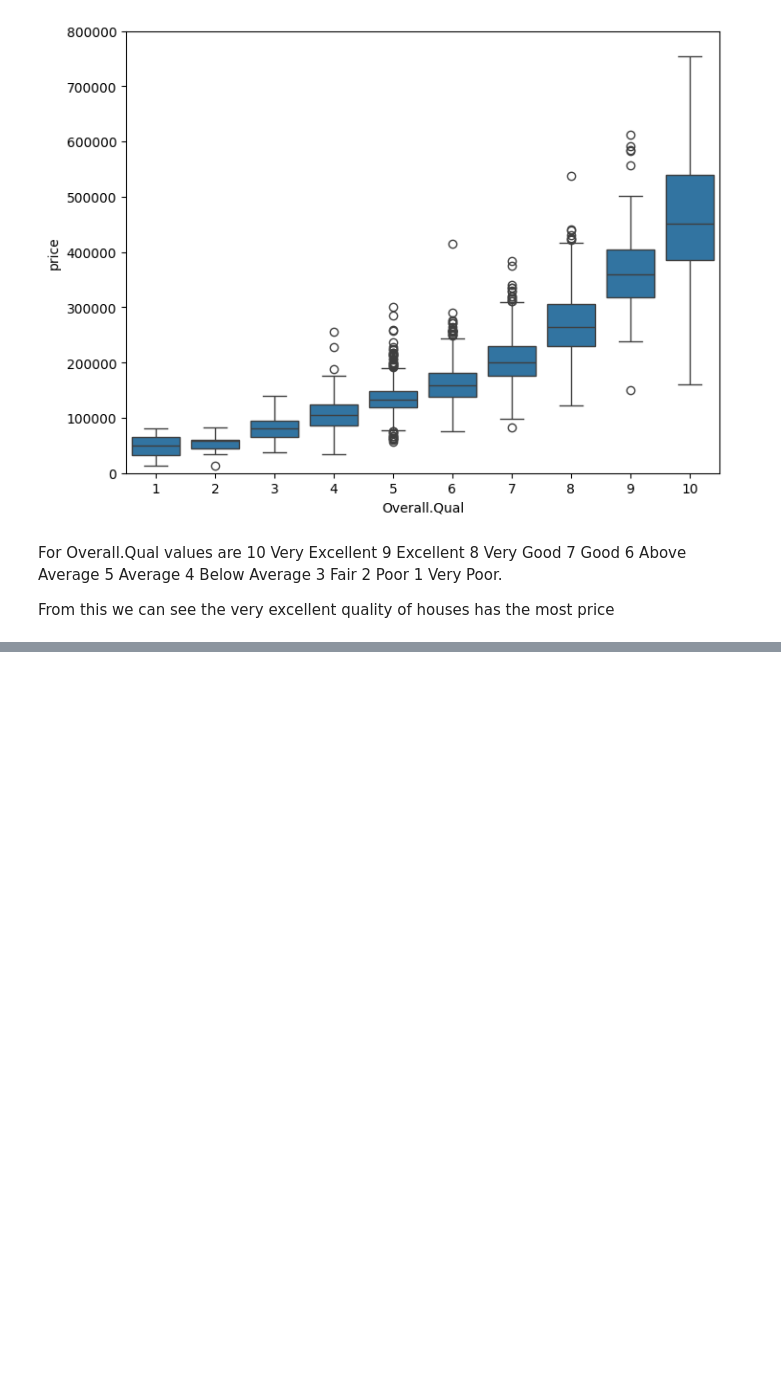
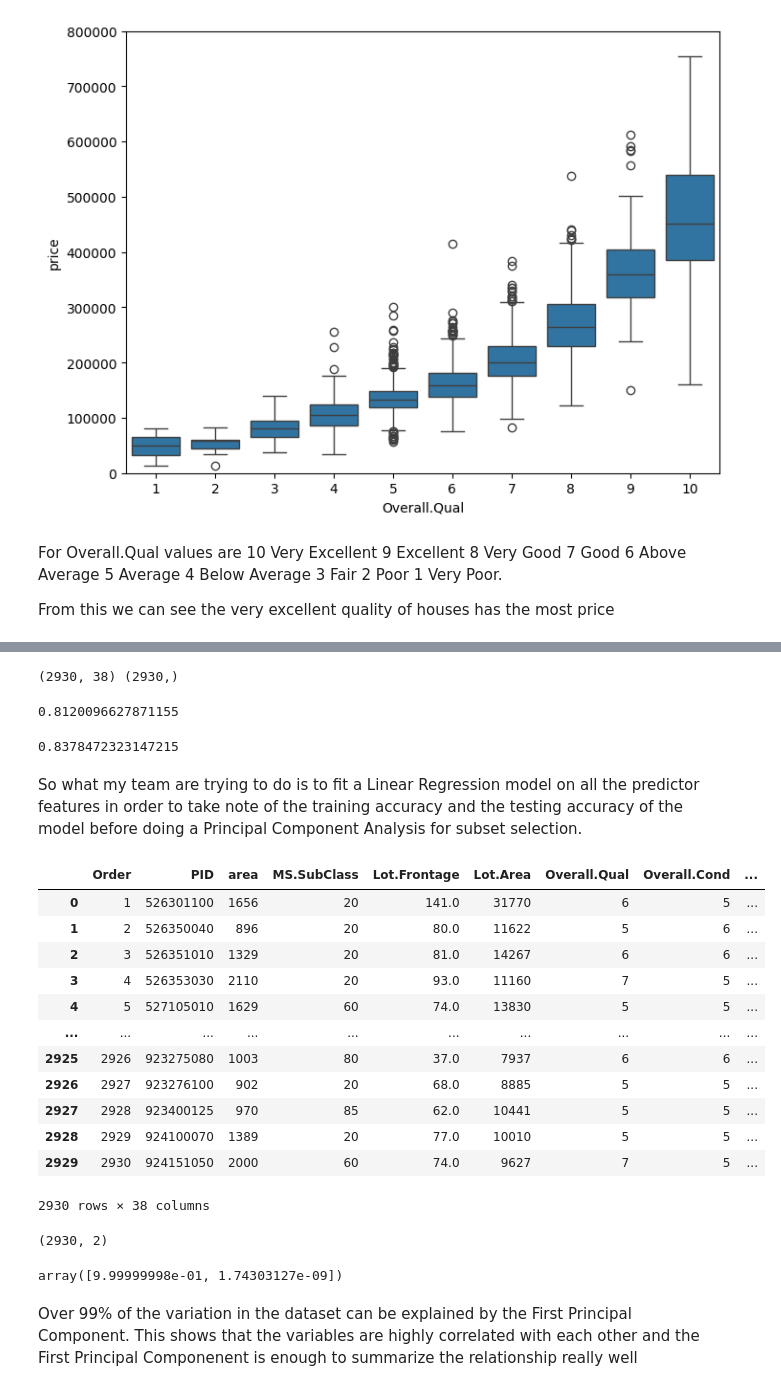
Before and after one commit to CategorIAN/CSCI550MP2, a Jupyter notebook: nb1.ipynb, the cells around one changed output, grey strips where cells are left out. Drawn from its saved outputs; the diff is of its cells as text; code cells hidden in the pictures; blank space fills up the shorter version.

```diff
--- a/nb1.ipynb
+++ b/nb1.ipynb
@@ -288,0 +732,4 @@ For Overall.Qual values are
+# %%
+print(X.shape, Y.shape)
+# %% [output]
+(2930, 38) (2930,)
@@ -288,0 +738,40 @@ For Overall.Qual values are
+# %%
+model =LinearRegression()
+model.fit(X_train, Y_train)
+model.score(X_test, Y_test)
+# %% [output]
+0.8120096627871155
+# %%
+model.score(X_train, Y_train)
+# %% [output]
+0.8378472323147215
+# %% [markdown]
+So what my team are trying to do is to fit a Linear Regression model on all the predictor features in order to take note of the training accuracy and the testing accuracy of the model before doing a Principal Component Analysis for subset selection.
+# %%
+X_init  #this is the unscaled X. we need it for performing PCA.
+# %% [output]
+|  | Order | PID | area | MS.SubClass | Lot.Frontage | Lot.Area | Overall.Qual | Overall.Cond | ... |
+| 0 | 1 | 526301100 | 1656 | 20 | 141.0 | 31770 | 6 | 5 | ... |
+| 1 | 2 | 526350040 | 896 | 20 | 80.0 | 11622 | 5 | 6 | ... |
+| 2 | 3 | 526351010 | 1329 | 20 | 81.0 | 14267 | 6 | 6 | ... |
+| 3 | 4 | 526353030 | 2110 | 20 | 93.0 | 11160 | 7 | 5 | ... |
+| 4 | 5 | 527105010 | 1629 | 60 | 74.0 | 13830 | 5 | 5 | ... |
+| ... | ... | ... | ... | ... | ... | ... | ... | ... | ... |
+| 2925 | 2926 | 923275080 | 1003 | 80 | 37.0 | 7937 | 6 | 6 | ... |
+| 2926 | 2927 | 923276100 | 902 | 20 | 68.0 | 8885 | 5 | 5 | ... |
+| 2927 | 2928 | 923400125 | 970 | 85 | 62.0 | 10441 | 5 | 5 | ... |
+| 2928 | 2929 | 924100070 | 1389 | 20 | 77.0 | 10010 | 5 | 5 | ... |
+| 2929 | 2930 | 924151050 | 2000 | 60 | 74.0 | 9627 | 7 | 5 | ... |
+2930 rows × 38 columns
+# %%
+pca = PCA(n_components=2)
+X_pca = pca.fit_transform(X_init)
+X_pca.shape
+# %% [output]
+(2930, 2)
+# %%
+pca.explained_variance_ratio_
+# %% [output]
+array([9.99999998e-01, 1.74303127e-09])
+# %% [markdown]
+Over 99% of the variation in the dataset can be explained by the First Principal Component. This shows that the variables are highly correlated with each other and the First Principal Componenent is enough to summarize the relationship really well
```
Also changed, not shown: parts of 87 cells of this notebook, 2 other files.
